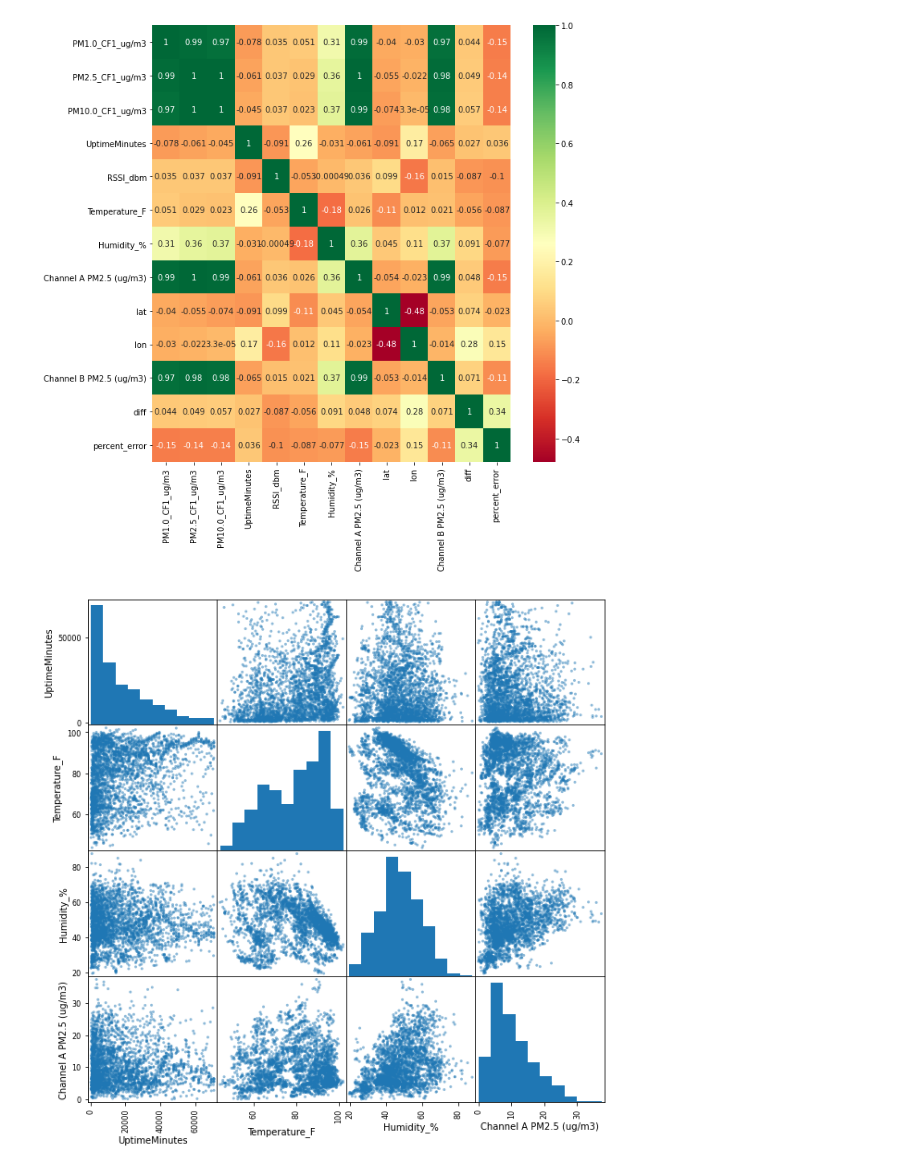
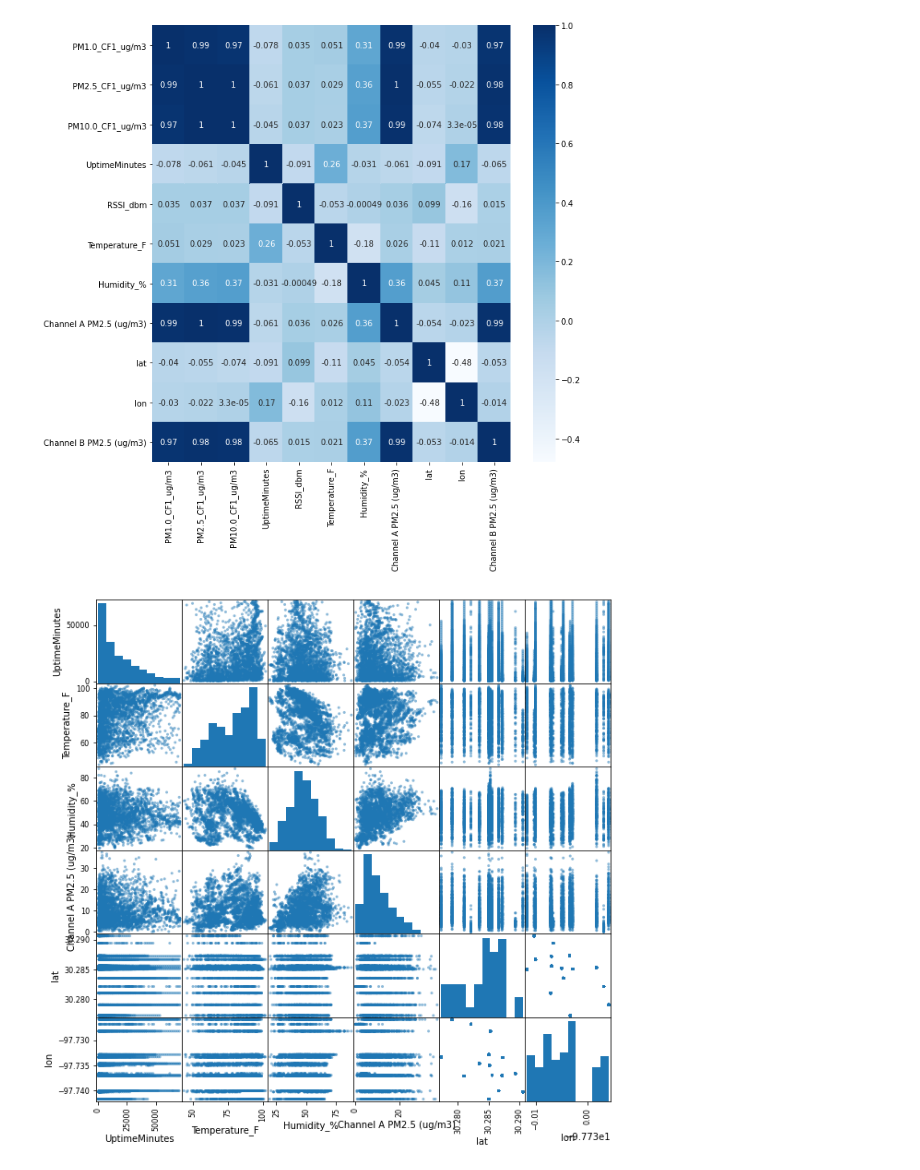
Before and after one commit to intelligent-environments-lab/bleed-orange-measure-purple, a Jupyter notebook: notebooks/3.2-cjl-visual-october-plots.ipynb, the cells around one changed output. Cells and saved outputs as stored; diff of their text form; code cells hidden in the pictures.

```diff
--- a/notebooks/3.2-cjl-visual-october-plots.ipynb
+++ b/notebooks/3.2-cjl-visual-october-plots.ipynb
@@ -5,5 +5,5 @@ import matplotlib.pyplot as plt
 from pandas.plotting import scatter_matrix
 # %%
 #df=pd.read_parquet('../data/interim/PurpleAir MASTER realtime individual.parquet').drop(columns=['entry_id'])
-df=pd.read_parquet('../data/processed/PurpleAir hourly individual.parquet')
+df=pd.read_parquet('../data/processed/PurpleAir hourly individual.parquet').drop(columns=['diff','percent_error'])
 # %%
@@ -26,17 +16,19 @@ df
 # %%
 features = ['UptimeMinutes','RSSI_dbm', 'Temperature_F', 'Humidity_%', 'PM2.5_ATM_ug/m3', 'lat','lon']
 # %%
+
+#https://datatofish.com/correlation-matrix-pandas/
 corr_matrix = df.corr()
-sn.heatmap(corr_matrix,annot=True,cmap='RdYlGn')
+sn.heatmap(corr_matrix,annot=True,cmap='Blues')
 fig = plt.gcf()
 fig.set_size_inches(10,10)
 # %% [output]
-[figure, old version]
+[figure, new version]
 # %%
-feat = ['UptimeMinutes', 'Temperature_F', 'Humidity_%', 'Channel A PM2.5 (ug/m3)']
+feat = ['UptimeMinutes', 'Temperature_F', 'Humidity_%', 'Channel A PM2.5 (ug/m3)','lat','lon']
 scatter_matrix(df[feat])
 fig = plt.gcf()
 fig.set_size_inches(10,10)
 plt.show()
 # %% [output]
-[figure, old version]
+[figure, new version]
```
Also changed, not shown: parts of 2 cells of this notebook, 1 other file.
